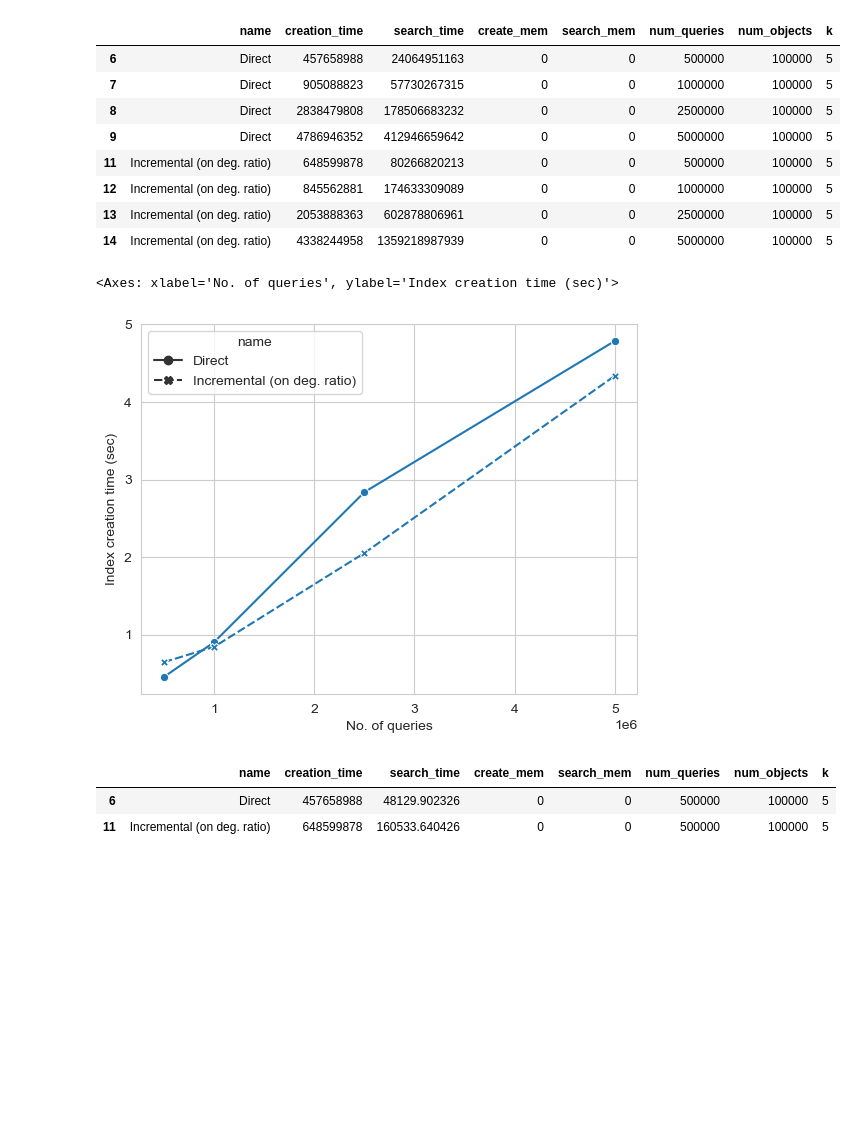
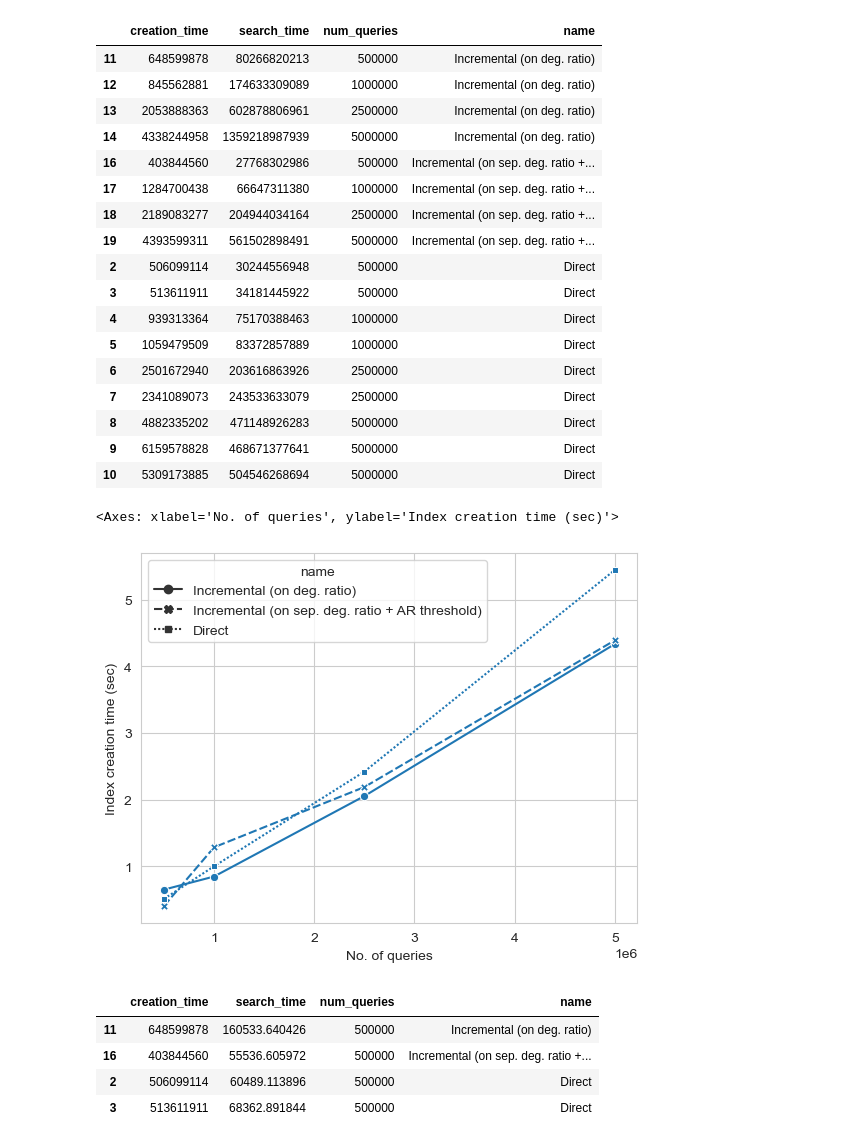
Before and after one commit to ThatUdeshUK/fast_extension, a Jupyter notebook: analysis/DescendingStratergy(Remote).ipynb, the cells around one changed output. Cells and saved outputs as stored; diff of their text form; code cells hidden in the pictures; blank space fills up the shorter version.

```diff
--- a/analysis/DescendingStratergy(Remote).ipynb
+++ b/analysis/DescendingStratergy(Remote).ipynb
@@ -3,27 +3,42 @@ import numpy as np
 import pandas as pd
 import seaborn as sns
 # %%
-res = pd.read_csv("../results_remote/output_places_US_knn_inc_vs_direct.csv")
+inc = pd.read_csv("../results_remote/output_places_US_knn_inc_vs_direct.csv")
+direct = pd.read_csv("../results_remote/output_places_US_knn.csv");
 
+res = pd.concat([
+    inc.loc[:, ['creation_time', 'search_time', 'num_queries', 'name']],
+    direct.loc[:, ['creation_time', 'search_time', 'num_queries', 'name']]
+])
 name_map = {
     "fast_inc_NO": "Incremental",
     "fast_NO": "Direct",
-    "fast_inc_deg_ratio_NO": "Incremental (on deg. ratio)"
+    "fast_inc_deg_ratio_NO": "Incremental (on deg. ratio)",
+    "fast_inc_new_NO": "Incremental (on sep. deg. ratio + AR threshold)"
 }
 res['name'] = res['name'].apply(lambda x: name_map[x])
 res = res[~(res['name'] == "Incremental")]
 res = res[~(res['num_queries'] == 100000)]
 res
 # %% [output]
-|  | name | creation_time | search_time | create_mem | search_mem | num_queries | num_objects | k |
-| 6 | Direct | 457658988 | 24064951163 | 0 | 0 | 500000 | 100000 | 5 |
-| 7 | Direct | 905088823 | 57730267315 | 0 | 0 | 1000000 | 100000 | 5 |
-| 8 | Direct | 2838479808 | 178506683232 | 0 | 0 | 2500000 | 100000 | 5 |
-| 9 | Direct | 4786946352 | 412946659642 | 0 | 0 | 5000000 | 100000 | 5 |
-| 11 | Incremental (on deg. ratio) | 648599878 | 80266820213 | 0 | 0 | 500000 | 100000 | 5 |
-| 12 | Incremental (on deg. ratio) | 845562881 | 174633309089 | 0 | 0 | 1000000 | 100000 | 5 |
-| 13 | Incremental (on deg. ratio) | 2053888363 | 602878806961 | 0 | 0 | 2500000 | 100000 | 5 |
-| 14 | Incremental (on deg. ratio) | 4338244958 | 1359218987939 | 0 | 0 | 5000000 | 100000 | 5 |
+|  | creation_time | search_time | num_queries | name |
+| 11 | 648599878 | 80266820213 | 500000 | Incremental (on deg. ratio) |
+| 12 | 845562881 | 174633309089 | 1000000 | Incremental (on deg. ratio) |
+| 13 | 2053888363 | 602878806961 | 2500000 | Incremental (on deg. ratio) |
+| 14 | 4338244958 | 1359218987939 | 5000000 | Incremental (on deg. ratio) |
+| 16 | 403844560 | 27768302986 | 500000 | Incremental (on sep. deg. ratio +... |
+| 17 | 1284700438 | 66647311380 | 1000000 | Incremental (on sep. deg. ratio +... |
+| 18 | 2189083277 | 204944034164 | 2500000 | Incremental (on sep. deg. ratio +... |
+| 19 | 4393599311 | 561502898491 | 5000000 | Incremental (on sep. deg. ratio +... |
+| 2 | 506099114 | 30244556948 | 500000 | Direct |
+| 3 | 513611911 | 34181445922 | 500000 | Direct |
+| 4 | 939313364 | 75170388463 | 1000000 | Direct |
+| 5 | 1059479509 | 83372857889 | 1000000 | Direct |
+| 6 | 2501672940 | 203616863926 | 2500000 | Direct |
+| 7 | 2341089073 | 243533633079 | 2500000 | Direct |
+| 8 | 4882335202 | 471148926283 | 5000000 | Direct |
+| 9 | 6159578828 | 468671377641 | 5000000 | Direct |
+| 10 | 5309173885 | 504546268694 | 5000000 | Direct |
 # %%
 search_res = res.loc[:, ['creation_time', 'num_queries', 'name']]
 search_res = search_res[search_res['num_queries'] > 10000]
@@ -33,15 +48,17 @@ search_res = search_res.rename(columns={"num_queries": "No. of queries"})
 sns.lineplot(x="No. of queries", y='Index creation time (sec)', style='name', data=search_res, errorbar=None, markers=True)
 # %% [output]
 <Axes: xlabel='No. of queries', ylabel='Index creation time (sec)'>
-[figure, old version]
+[figure, new version]
 # %%
 test = pd.DataFrame(res[res['num_queries'] == 500000])
 test['search_time'] = test['search_time'].apply(lambda x: x / 500000)
 test
 # %% [output]
-|  | name | creation_time | search_time | create_mem | search_mem | num_queries | num_objects | k |
-| 6 | Direct | 457658988 | 48129.902326 | 0 | 0 | 500000 | 100000 | 5 |
-| 11 | Incremental (on deg. ratio) | 648599878 | 160533.640426 | 0 | 0 | 500000 | 100000 | 5 |
+|  | creation_time | search_time | num_queries | name |
+| 11 | 648599878 | 160533.640426 | 500000 | Incremental (on deg. ratio) |
+| 16 | 403844560 | 55536.605972 | 500000 | Incremental (on sep. deg. ratio +... |
+| 2 | 506099114 | 60489.113896 | 500000 | Direct |
+| 3 | 513611911 | 68362.891844 | 500000 | Direct |
 # %%
 res[res['num_queries'] == 2500000]
 # %% [output]
```
Also changed, not shown: parts of 2 cells of this notebook, 15 other files.
